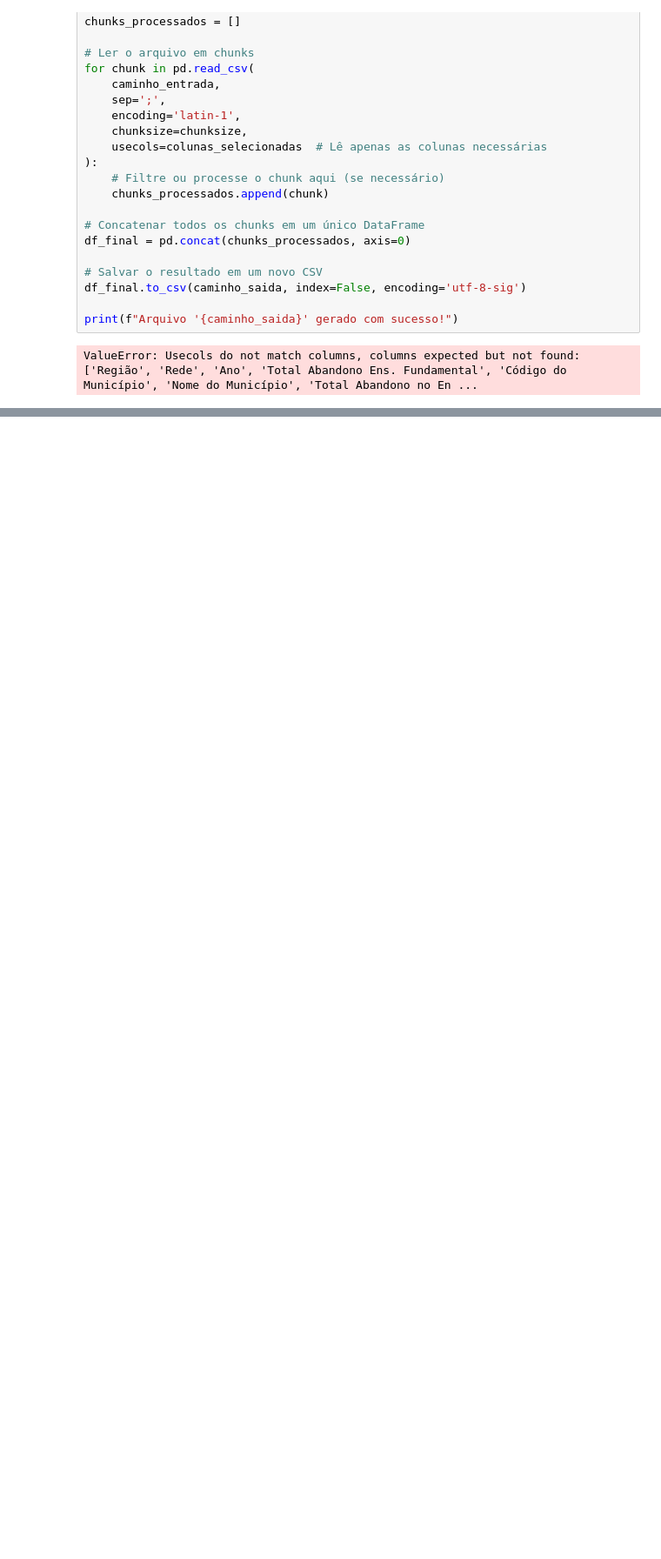
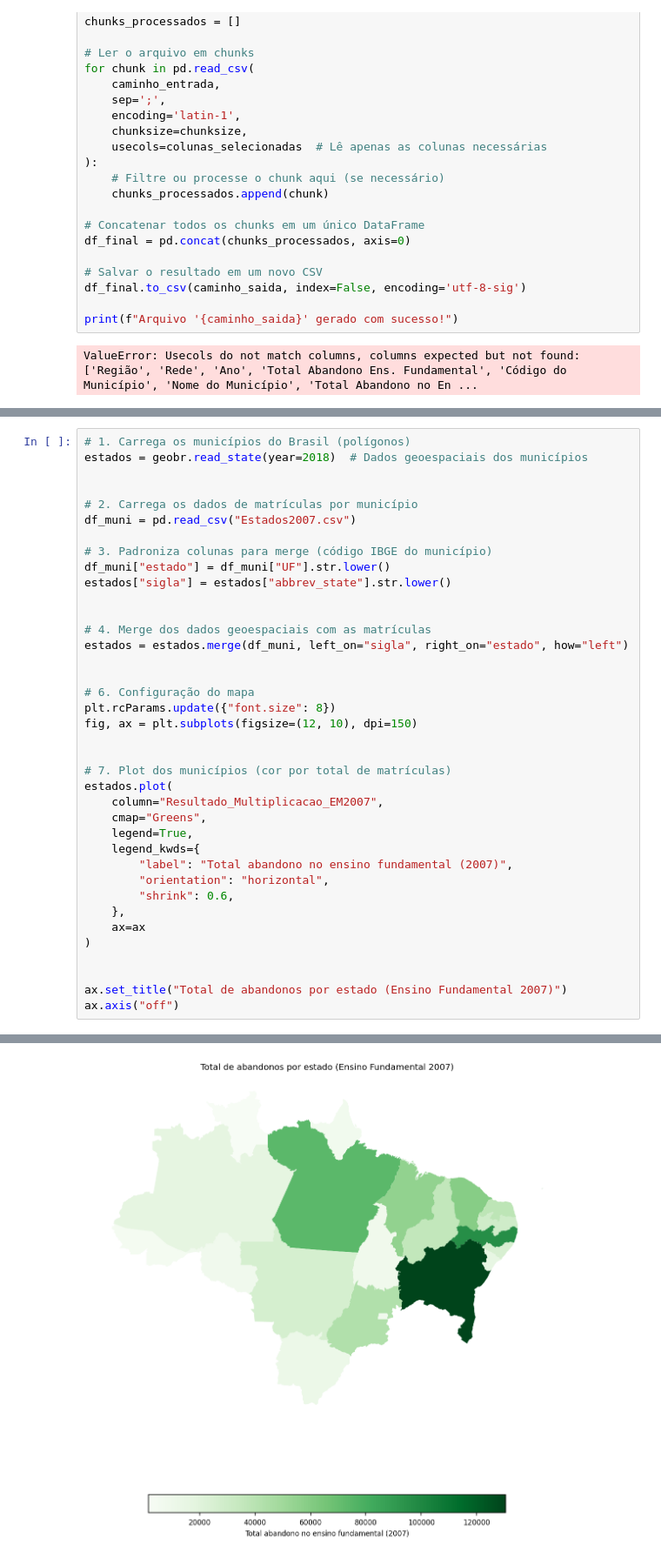
Before and after one commit to thiagodasillva/escolarData, a Jupyter notebook: conversor.ipynb, the cells around one changed output, grey strips where cells are left out. Shown at 87% size. Drawn from its saved outputs; the diff is of its cells as text; blank space fills up the shorter version.

Commit message:
Implementando geobr

```diff
--- a/conversor.ipynb
+++ b/conversor.ipynb
@@ -260,0 +265,39 @@ ValueError: Usecols do not match columns, columns expected but not found: ['Regi
+# %%
+# 1. Carrega os municípios do Brasil (polígonos)
+estados = geobr.read_state(year=2018)  # Dados geoespaciais dos municípios
+
+
+# 2. Carrega os dados de matrículas por município
+df_muni = pd.read_csv("Estados2007.csv")
+
+# 3. Padroniza colunas para merge (código IBGE do município)
+df_muni["estado"] = df_muni["UF"].str.lower()
+estados["sigla"] = estados["abbrev_state"].str.lower()
+
+
+# 4. Merge dos dados geoespaciais com as matrículas
+estados = estados.merge(df_muni, left_on="sigla", right_on="estado", how="left")
+
+
+# 6. Configuração do mapa
+plt.rcParams.update({"font.size": 8})
+fig, ax = plt.subplots(figsize=(12, 10), dpi=150)
+
+
+# 7. Plot dos municípios (cor por total de matrículas)
+estados.plot(
+    column="Resultado_Multiplicacao_EM2007",
+    cmap="Greens",
+    legend=True,
+    legend_kwds={
+        "label": "Total abandono no ensino fundamental (2007)",
+        "orientation": "horizontal",
+        "shrink": 0.6,
+    },
+    ax=ax
+)
+
+
+ax.set_title("Total de abandonos por estado (Ensino Fundamental 2007)")
+ax.axis("off")
+# %% [output]
@@ -260,0 +308 @@ ValueError: Usecols do not match columns, columns expected but not found: ['Regi
+[figure, added]
```
Also changed, not shown: parts of 3 cells of this notebook, 2 other files.
